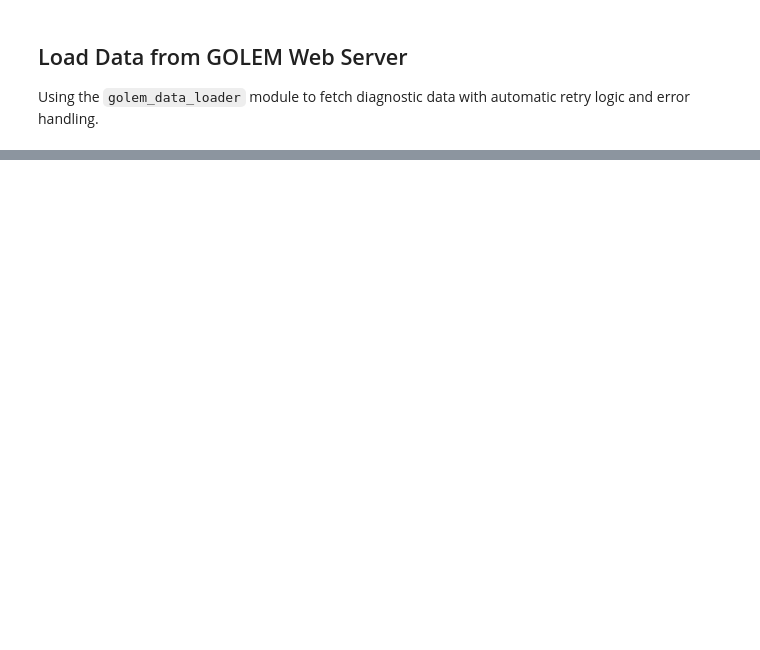
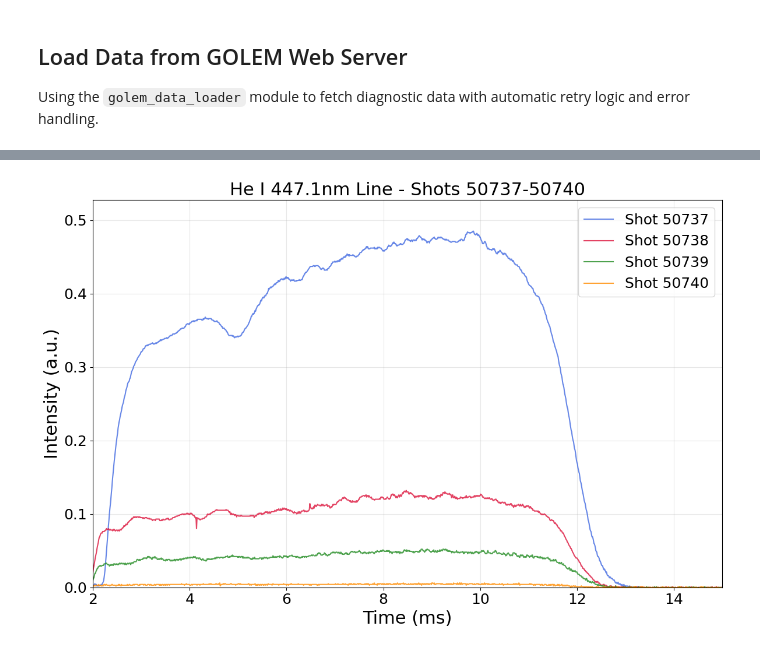
Before and after one commit to samostanek/PRPL2025_ZS, a Jupyter notebook: fast_spectrometry_graphs.ipynb, the cells around one changed output, grey strips where cells are left out. Cells and saved outputs as stored; diff of their text form; code cells hidden in the pictures; blank space fills up the shorter version.

```diff
--- a/fast_spectrometry_graphs.ipynb
+++ b/fast_spectrometry_graphs.ipynb
@@ -137,3 +258,29 @@ plt.show()
+# %%
+# Plot He I 447.1nm line for all four shots
+fig, ax = plt.subplots(figsize=(12, 8))
+
+colors = ['#4169E1', '#DC143C', '#228B22', '#FF8C00']  # Blue, Crimson, Green, Dark Orange
+
+for i, shot in enumerate(shot_numbers):
+    if shot in he_i_447_data:
+        spec_data = he_i_447_data[shot]
+        ax.plot(spec_data.time * 1000, spec_data.intensity,
+                label=f'Shot {shot}',
+                color=colors[i],
+                linewidth=1.5,
+                alpha=0.8)
+
+ax.set_xlabel('Time (ms)')
+ax.set_ylabel('Intensity (a.u.)')
+ax.set_title('He I 447.1nm Line - Shots 50737-50740')
+ax.set_xlim(2, 15)
+ax.set_ylim(0, None)
+ax.legend(loc='best')
+ax.grid(True, alpha=0.3)
+plt.tight_layout()
+plt.show()
+# %% [output]
+[figure, added]
 # %%
 # Load mini-spectrometer H5 data using the loader module
 h5_data = loader.load_minispectrometer_h5()
```
Also changed, not shown: parts of 17 cells of this notebook, 11 other files.
